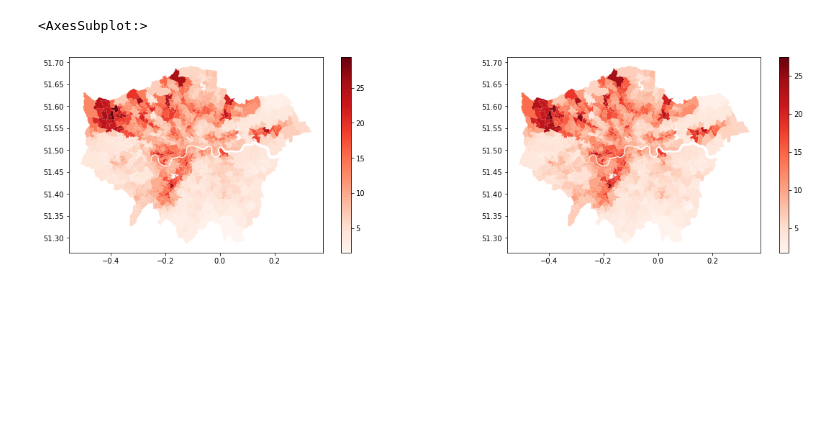
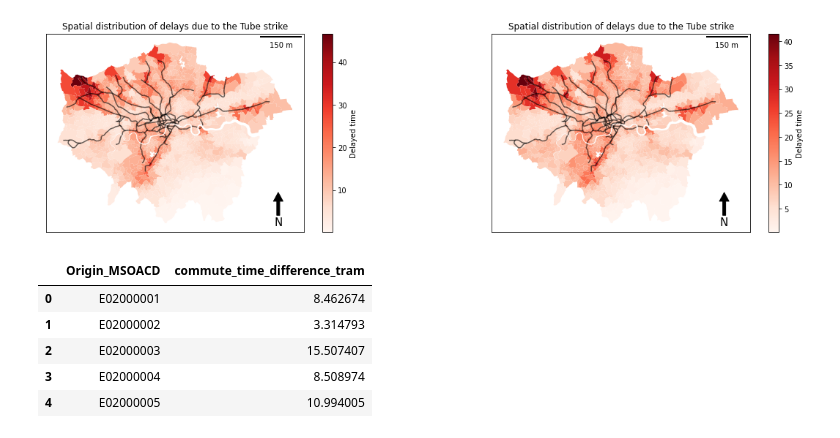
Before and after one commit to xinyi8888/CASA_dissertation, a Jupyter notebook: Draft.ipynb, the cells around one changed output. Saved outputs shown, nothing was run; the diff lists cells and outputs as text; code cells hidden in the pictures; blank space fills up the shorter version.

```diff
--- a/Draft.ipynb
+++ b/Draft.ipynb
@@ -80,7 +158,5 @@ commute_time_com
 # %%
-commute_time_com['commute_time_difference_p25']=commute_time_com['commute_time_strike_p25']-commute_time_com['commute_time_usual_p25']
-commute_time_com['commute_time_difference_p50']=commute_time_com['commute_time_strike_p50']-commute_time_com['commute_time_usual_p50']
-commute_time_com['commute_time_difference_p75']=commute_time_com['commute_time_strike_p75']-commute_time_com['commute_time_usual_p75']
-
+commute_time_com['commute_time_difference_tube']=commute_time_com['commute_time_strike_tube']-commute_time_com['commute_time_usual']
+commute_time_com['commute_time_difference_tram']=commute_time_com['commute_time_strike_tram']-commute_time_com['commute_time_usual']
 commute_time_com.head()
 # %% [output]
@@ -114,9 +212,9 @@ plt.show()
 # %%
-commute_time_strike_mean=commute_time_com.groupby(by='Origin_MSOACD').mean()
-commute_time_strike_mean=commute_time_strike_mean.loc[:,['commute_time_difference_p25', 'commute_time_difference_p50', 'commute_time_difference_p75']]
-commute_time_strike_mean=commute_time_strike_mean.reset_index()
-commute_time_strike_des_mean=commute_time_com.groupby(by='Destination_MSOACD').mean()
-commute_time_strike_des_mean=commute_time_strike_des_mean.loc[:,['commute_time_difference_p25', 'commute_time_difference_p50', 'commute_time_difference_p75']]
-commute_time_strike_des_mean=commute_time_strike_des_mean.reset_index()
-commute_time_strike_mean.head()
+commute_time_strike_tube_mean=commute_time_com.groupby(by='Origin_MSOACD').mean()
+commute_time_strike_tube_mean=commute_time_strike_tube_mean.loc[:,['commute_time_difference_tube']]
+commute_time_strike_tube_mean=commute_time_strike_tube_mean.reset_index()
+commute_time_strike_tube_des_mean=commute_time_com.groupby(by='Destination_MSOACD').mean()
+commute_time_strike_tube_des_mean=commute_time_strike_tube_des_mean.loc[:,['commute_time_difference_tube']]
+commute_time_strike_tube_des_mean=commute_time_strike_tube_des_mean.reset_index()
+commute_time_strike_tube_mean.head()
 # %% [output]
@@ -129,10 +237,53 @@ commute_time_strike_mean.head()
 # %%
-commute_time_strike_mean_geo=pd.merge(London, commute_time_strike_mean, left_on='MSOA11CD', right_on='Origin_MSOACD')
-commute_time_strike_des_mean_geo=pd.merge(London, commute_time_strike_des_mean, left_on='MSOA11CD', right_on='Destination_MSOACD')
+x, y, arrow_length = 0.9, 0.2, 0.15
+
+commute_time_strike_tube_mean_geo=pd.merge(London, commute_time_strike_tube_mean, left_on='MSOA11CD', right_on='Origin_MSOACD')
+commute_time_strike_tube_des_mean_geo=pd.merge(London, commute_time_strike_tube_des_mean, left_on='MSOA11CD', right_on='Destination_MSOACD')
 fig, axes = plt.subplots(figsize=(20,5), nrows=1, ncols=2)
+
+
 #commute_time_strike_mean_geo.plot(column=commute_time_strike_mean_geo['commute_time_difference_p25'], legend= True, cmap='Reds', ax=axes[0])
-commute_time_strike_mean_geo.plot(column=commute_time_strike_mean_geo['commute_time_difference_p50'], legend= True, cmap='Reds', ax=axes[0])
-commute_time_strike_mean_geo.plot(column=commute_time_strike_des_mean_geo['commute_time_difference_p50'], legend= True, cmap='Reds', ax=axes[1])
+commute_time_strike_tube_mean_geo.plot(column=commute_time_strike_tube_mean_geo['commute_time_difference_tube'], legend= False, cmap='Reds', alpha=1, ax=axes[0])
+#lines.plot(color='black', alpha=0.4, ax=axes[0])
+clipped_London_tube.plot(color='black', alpha=0.6, ax=axes[0])
+axes[0].set_xticks([])
+axes[0].set_yticks([])
+axes[0].add_artist(ScaleBar(1, dimension="si-length", units="km"))
+axes[0].set_title('Spatial distribution of delays due to the Tube strike')
+axes[0].annotate('N', xy=(x, y), xytext=(x, y-arrow_length),
+            arrowprops=dict(facecolor='black', width=4, headwidth=13),
+            ha='center', va='center', fontsize=15,
+            xycoords=axes[0].transAxes)
+cbar = plt.colorbar(axes[0].collections[0], ax=axes[0])
+cbar.set_label('Delayed time')
+
+
+test=commute_time_strike_tube_mean_geo.plot(column=commute_time_strike_tube_des_mean_geo['commute_time_difference_tube'], legend= False, cmap='Reds', ax=axes[1])
+clipped_London_tube.plot(color='black', alpha=0.6, ax=axes[1])
+axes[1].set_xticks([])
+axes[1].set_yticks([])
+axes[1].add_artist(ScaleBar(1, dimension="si-length", units="km"))
+axes[1].set_title('Spatial distribution of delays due to the Tube strike')
+axes[1].annotate('N', xy=(x, y), xytext=(x, y-arrow_length),
+            arrowprops=dict(facecolor='black', width=4, headwidth=13),
+            ha='center', va='center', fontsize=15,
+            xycoords=axes[1].transAxes)
+cbar = plt.colorbar(axes[1].collections[0], ax=axes[1])
+cbar.set_label('Delayed time')
 # %% [output]
-<AxesSubplot:>
-[figure, old version]
+[figure, new version]
+# %%
+commute_time_strike_tram_mean=commute_time_com.groupby(by='Origin_MSOACD').mean()
+commute_time_strike_tram_mean=commute_time_strike_tram_mean.loc[:,['commute_time_difference_tram']]
+commute_time_strike_tram_mean=commute_time_strike_tram_mean.reset_index()
+commute_time_strike_tram_des_mean=commute_time_com.groupby(by='Destination_MSOACD').mean()
+commute_time_strike_tram_des_mean=commute_time_strike_tram_des_mean.loc[:,['commute_time_difference_tram']]
+commute_time_strike_tram_des_mean=commute_time_strike_tram_des_mean.reset_index()
+commute_time_strike_tram_mean.head()
+# %% [output]
+|  | Origin_MSOACD | commute_time_difference_tram |
+| 0 | E02000001 | 8.462674 |
+| 1 | E02000002 | 3.314793 |
+| 2 | E02000003 | 15.507407 |
+| 3 | E02000004 | 8.508974 |
+| 4 | E02000005 | 10.994005 |
```
Also changed, not shown: parts of 17 cells of this notebook, 9 other files.
